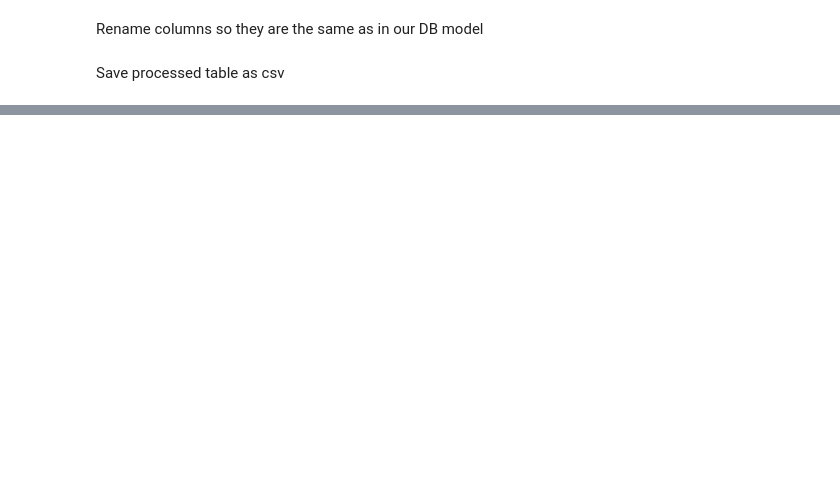
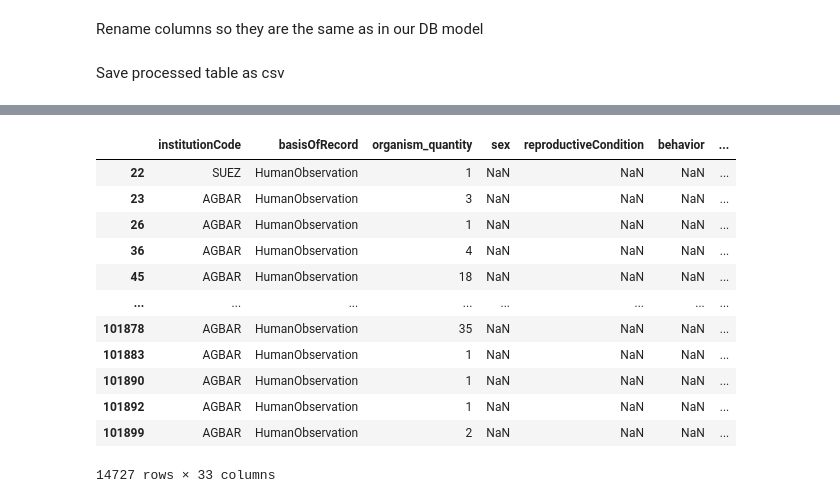
Before and after one commit to jhwan818/BD, a Jupyter notebook: projecte/dataProcessing.ipynb, the cells around one changed output, grey strips where cells are left out. Saved outputs shown, nothing was run; the diff lists cells and outputs as text; code cells hidden in the pictures; blank space fills up the shorter version.

```diff
--- a/projecte/dataProcessing.ipynb
+++ b/projecte/dataProcessing.ipynb
@@ -162,0 +228,16 @@ verbatimContinent
+# %%
+mal
+# %% [output]
+|  | institutionCode | basisOfRecord | organism_quantity | sex | reproductiveCondition | behavior | ... |
+| 22 | SUEZ | HumanObservation | 1 | NaN | NaN | NaN | ... |
+| 23 | AGBAR | HumanObservation | 3 | NaN | NaN | NaN | ... |
+| 26 | AGBAR | HumanObservation | 1 | NaN | NaN | NaN | ... |
+| 36 | AGBAR | HumanObservation | 4 | NaN | NaN | NaN | ... |
+| 45 | AGBAR | HumanObservation | 18 | NaN | NaN | NaN | ... |
+| ... | ... | ... | ... | ... | ... | ... | ... |
+| 101878 | AGBAR | HumanObservation | 35 | NaN | NaN | NaN | ... |
+| 101883 | AGBAR | HumanObservation | 1 | NaN | NaN | NaN | ... |
+| 101890 | AGBAR | HumanObservation | 1 | NaN | NaN | NaN | ... |
+| 101892 | AGBAR | HumanObservation | 1 | NaN | NaN | NaN | ... |
+| 101899 | AGBAR | HumanObservation | 2 | NaN | NaN | NaN | ... |
+14727 rows × 33 columns
```
Also changed, not shown: parts of 16 cells of this notebook, 1 other file.
